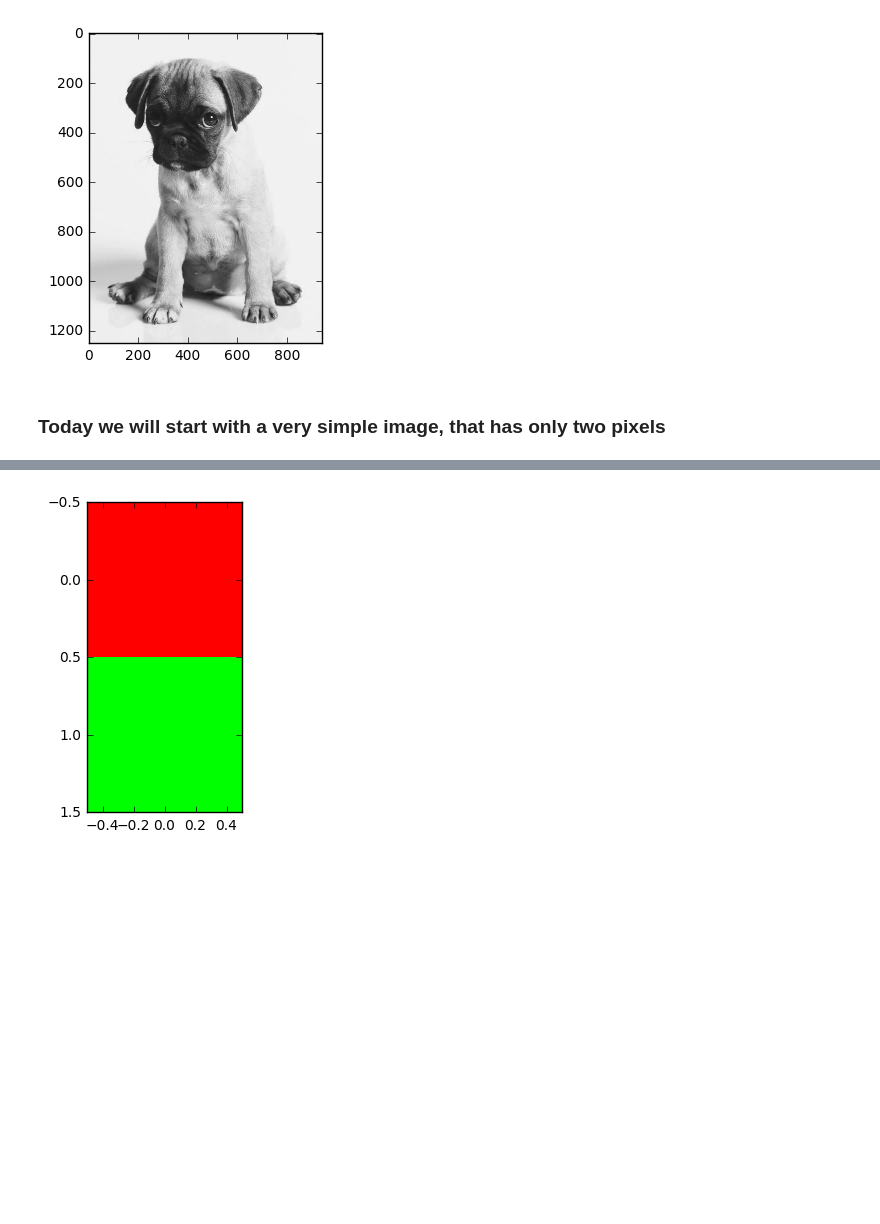
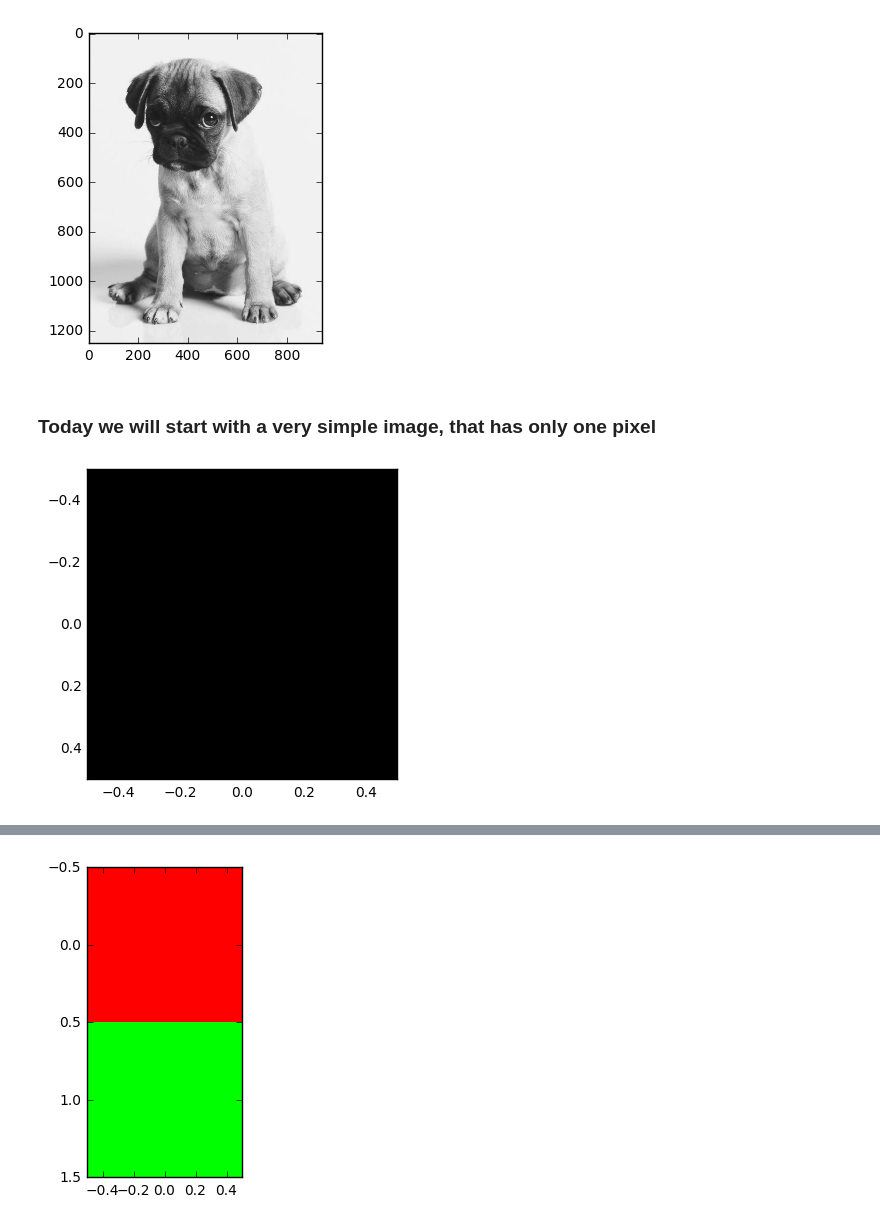
Before and after one commit to dmateusp/CODERDOJO, a Jupyter notebook: solutions/CoderDojo - Solution - Image Processing - Color jutsu.ipynb, the cells around one changed output, grey strips where cells are left out. Drawn from its saved outputs; the diff is of its cells as text; code cells hidden in the pictures; blank space fills up the shorter version.

```diff
--- a/solutions/CoderDojo - Solution - Image Processing - Color jutsu.ipynb
+++ b/solutions/CoderDojo - Solution - Image Processing - Color jutsu.ipynb
@@ -32,4 +32,15 @@ plt.imshow(img)
 <matplotlib.image.AxesImage at 0x...>
 [figure]
 # %% [markdown]
-### Today we will start with a very simple image, that has only two pixels
+### Today we will start with a very simple image, that has only one pixel
+# %%
+one_pixel_image = np.array(
+    [
+        [
+            [0,0,0] # This is the pixel!
+        ]
+    ])
+plt.imshow(one_pixel_image, interpolation='nearest')
+plt.show()
+# %% [output]
+[figure, added]
```
Also changed, not shown: parts of 20 cells of this notebook, 2 other files.
